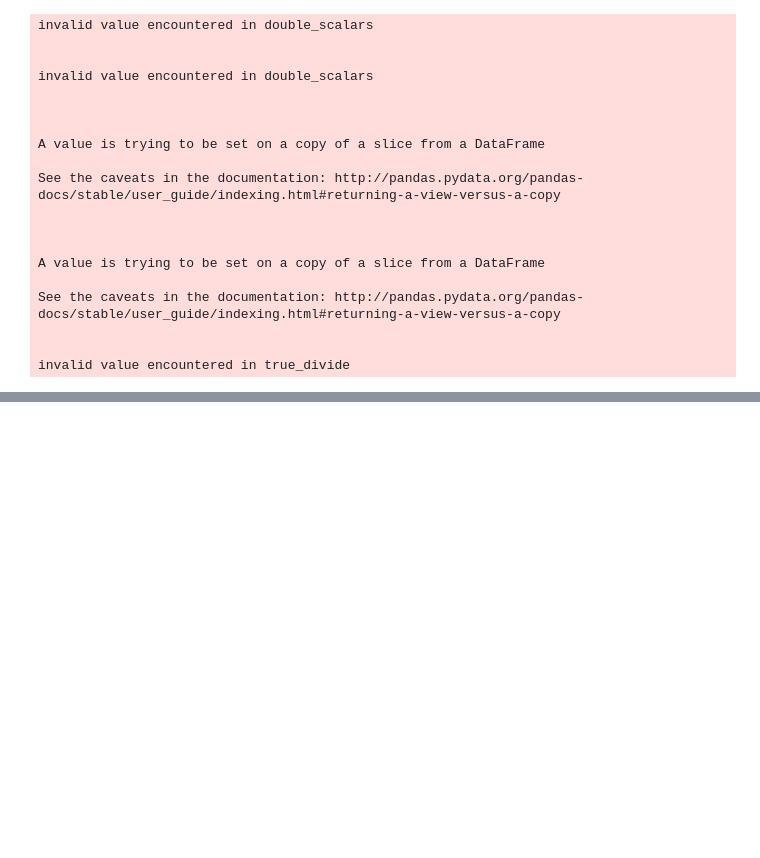
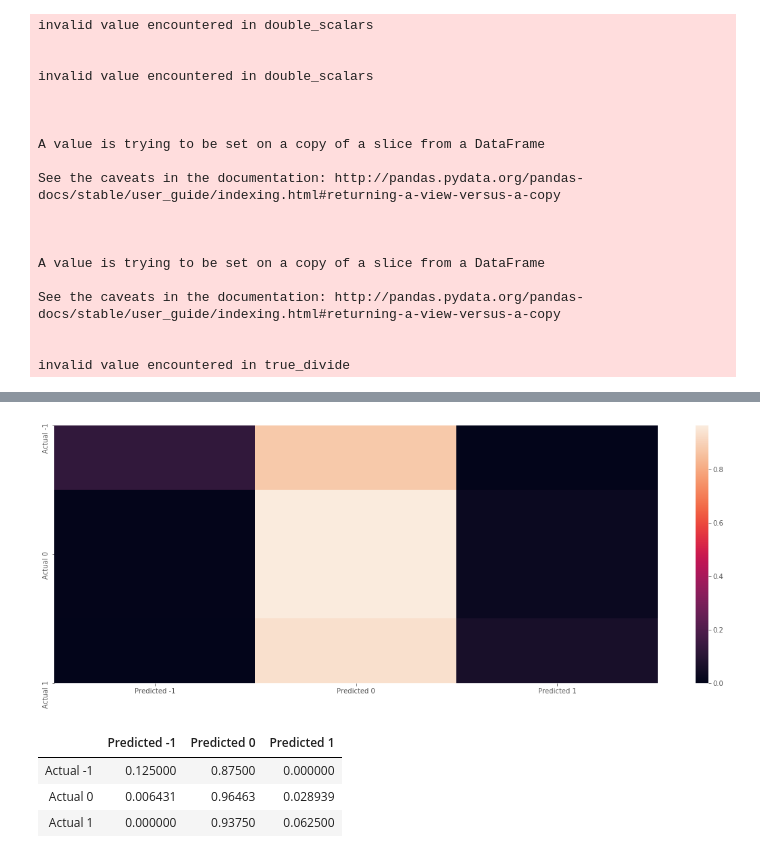
Before and after one commit to BloomTech-Labs/cryptolytic-ds, a Jupyter notebook: cryptolytic/notebooks/Model Evalution.ipynb, the cells around one changed output, grey strips where cells are left out. Saved outputs shown, nothing was run; the diff lists cells and outputs as text; code cells hidden in the pictures; blank space fills up the shorter version.

```diff
--- a/cryptolytic/notebooks/Model Evalution.ipynb
+++ b/cryptolytic/notebooks/Model Evalution.ipynb
@@ -80,12 +107,12 @@ def my_confusion_matrix(y_test, y_preds):
     labels.sort()
     columns = [f'Predicted {label}' for label in labels]
     index = [f'Actual {label}' for label in labels]
+    cm = confusion_matrix(y_test, y_preds)
+    cm = cm / cm.sum(axis=1, keepdims=True)
 
     # create confusion matrix
-    confusion = pd.DataFrame(confusion_matrix(y_test, y_preds),
+    confusion = pd.DataFrame(cm,
                          columns=columns, index=index)
-    print(model_name + ' confusion matrix:')
-    print(confusion, '\n')
     return confusion
 # %%
 params = {
@@ -123,6 +150,8 @@ for exchange_id, trading_pair in h.yield_unique_pair(return_api=False):
     y_preds = model.predict(x_test)
     score = accuracy_score(y_test, y_preds)
     confus = my_confusion_matrix(y_test, y_preds)
+    confuses.append(confus)
+    break
 # %% [output]
 [<class 'str'>, <class 'str'>, <class 'int'>, <class 'str'>, <class 'int'>]
 invalid value encountered in double_scalars
@@ -162,0 +191,16 @@ NameError: name 'confusion_matrix' is not defined
+# %%
+import seaborn as sns
+plt.style.use('ggplot')
+rcParams['figure.figsize'] = 20,7
+for confus in confuses:
+    sns.heatmap(confus)
+    plt.show()
+# %% [output]
+[figure, added]
+# %%
+confuses[0]
+# %% [output]
+|  | Predicted -1 | Predicted 0 | Predicted 1 |
+| Actual -1 | 0.125000 | 0.87500 | 0.000000 |
+| Actual 0 | 0.006431 | 0.96463 | 0.028939 |
+| Actual 1 | 0.000000 | 0.93750 | 0.062500 |
```
Also changed, not shown: parts of 7 cells of this notebook, 6 other files.
